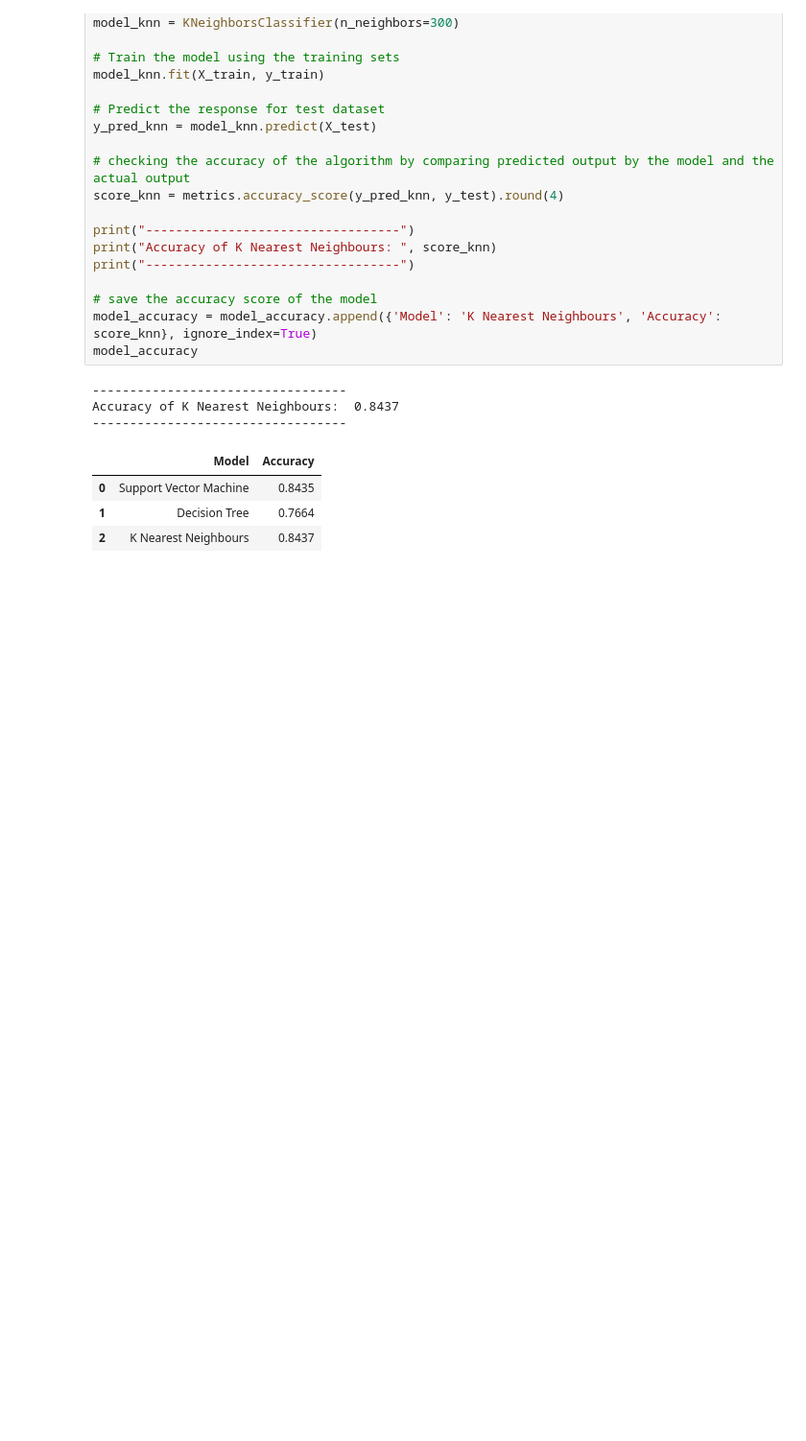
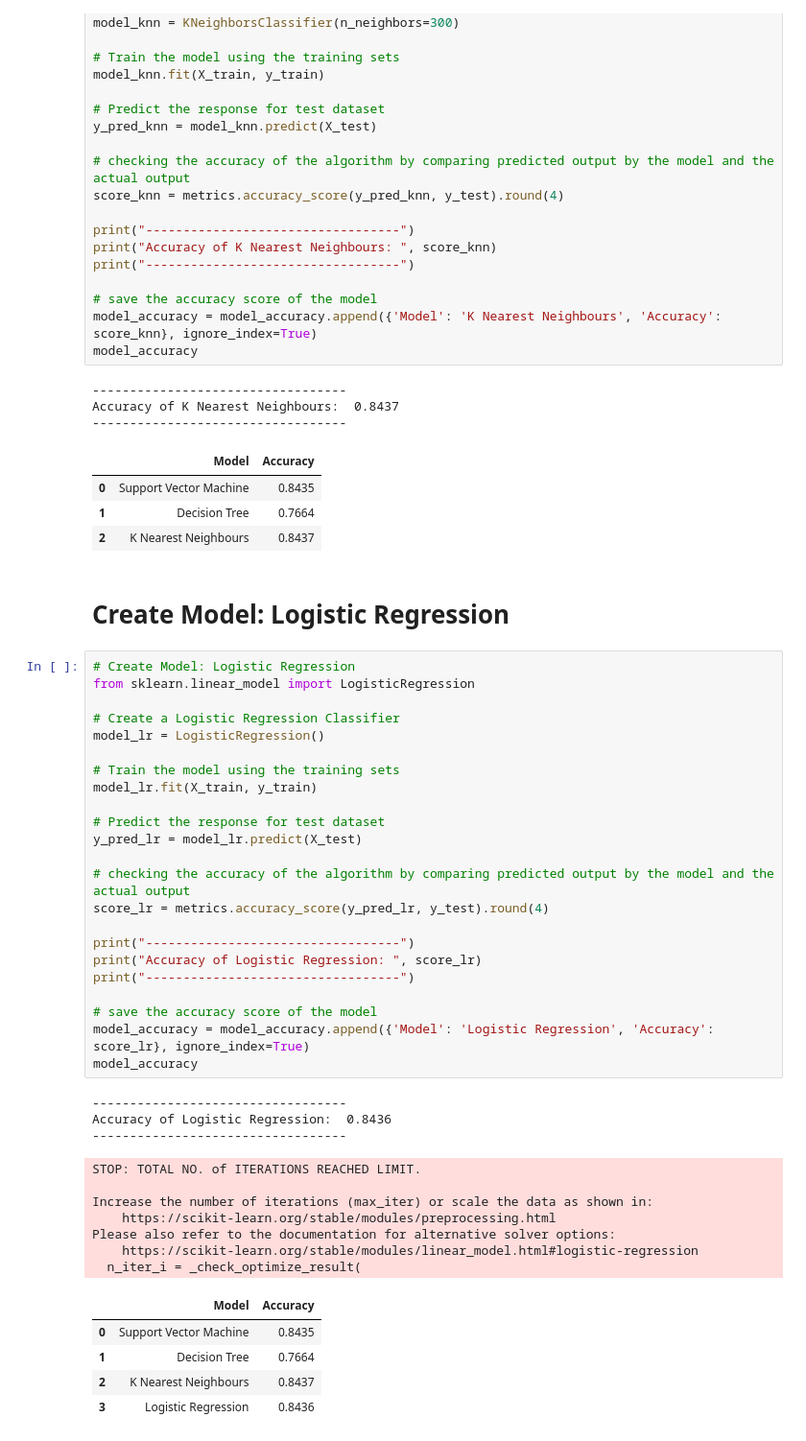
Before and after one commit to Mahdi-Abdullah/Diabetes-Health-Indicator-Using-Machine-Learning, a Jupyter notebook: Diabetes_Health_Indicator_Classification.ipynb, the cells around one changed output. Shown at 96% size. Drawn from its saved outputs; the diff is of its cells as text; blank space fills up the shorter version.

Commit message:
Logistic Regression

```diff
--- a/Diabetes_Health_Indicator_Classification.ipynb
+++ b/Diabetes_Health_Indicator_Classification.ipynb
@@ -266,3 +265,44 @@ Accuracy of K Nearest Neighbours:  0.8437
 | 0 | Support Vector Machine | 0.8435 |
 | 1 | Decision Tree | 0.7664 |
 | 2 | K Nearest Neighbours | 0.8437 |
+# %% [markdown]
+# Create Model: Logistic Regression
+# %%
+# Create Model: Logistic Regression
+from sklearn.linear_model import LogisticRegression
+
+# Create a Logistic Regression Classifier
+model_lr = LogisticRegression()
+
+# Train the model using the training sets
+model_lr.fit(X_train, y_train)
+
+# Predict the response for test dataset
+y_pred_lr = model_lr.predict(X_test)
+
+# checking the accuracy of the algorithm by comparing predicted output by the model and the actual output
+score_lr = metrics.accuracy_score(y_pred_lr, y_test).round(4)
+
+print("----------------------------------")
+print("Accuracy of Logistic Regression: ", score_lr)
+print("----------------------------------")
+
+# save the accuracy score of the model
+model_accuracy = model_accuracy.append({'Model': 'Logistic Regression', 'Accuracy': score_lr}, ignore_index=True)
+model_accuracy
+# %% [output]
+----------------------------------
+Accuracy of Logistic Regression:  0.8436
+----------------------------------
+STOP: TOTAL NO. of ITERATIONS REACHED LIMIT.
+
+Increase the number of iterations (max_iter) or scale the data as shown in:
+    https://scikit-learn.org/stable/modules/preprocessing.html
+Please also refer to the documentation for alternative solver options:
+    https://scikit-learn.org/stable/modules/linear_model.html#logistic-regression
+  n_iter_i = _check_optimize_result(
+|  | Model | Accuracy |
+| 0 | Support Vector Machine | 0.8435 |
+| 1 | Decision Tree | 0.7664 |
+| 2 | K Nearest Neighbours | 0.8437 |
+| 3 | Logistic Regression | 0.8436 |
```
Also changed, not shown: parts of 2 cells of this notebook.
